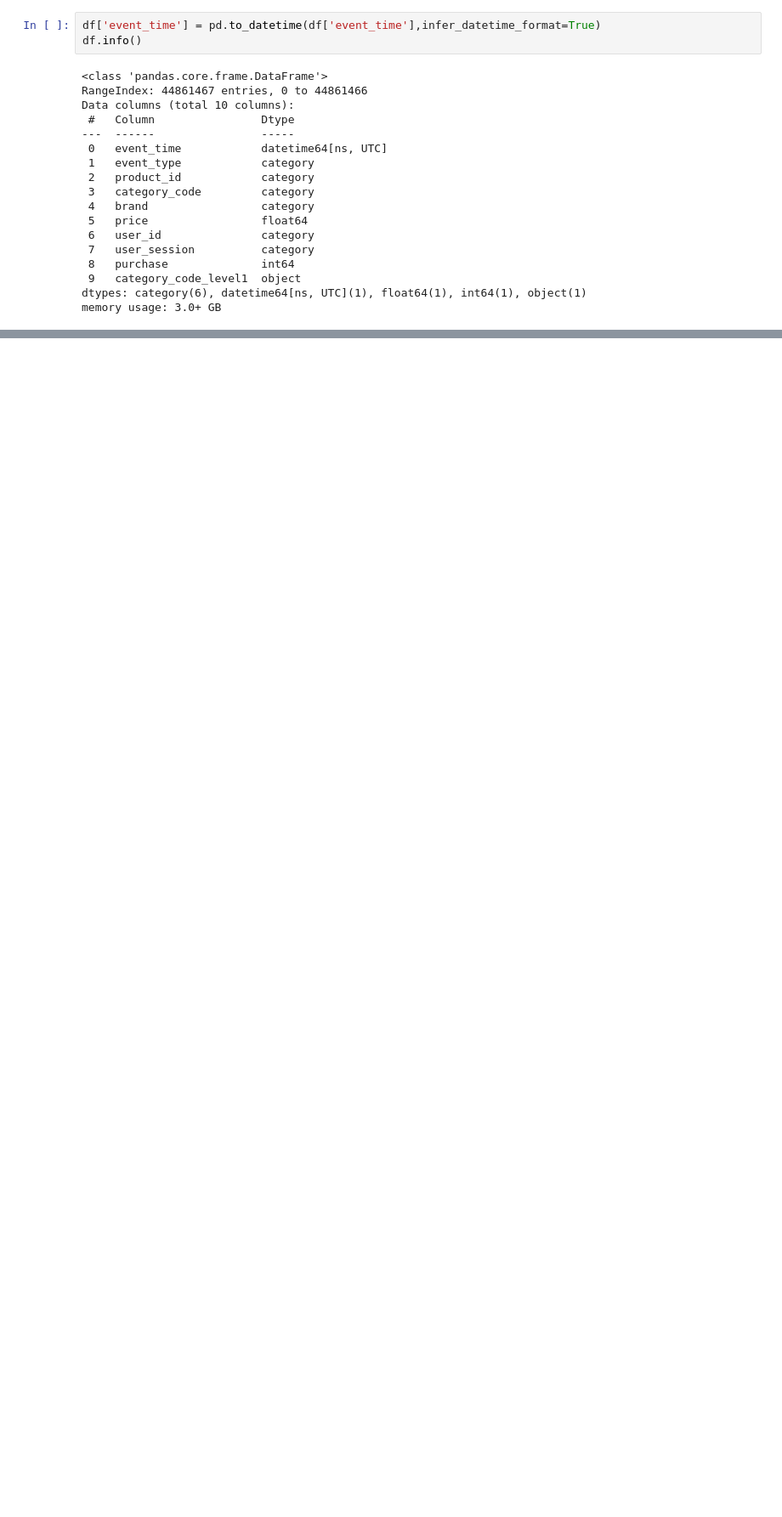
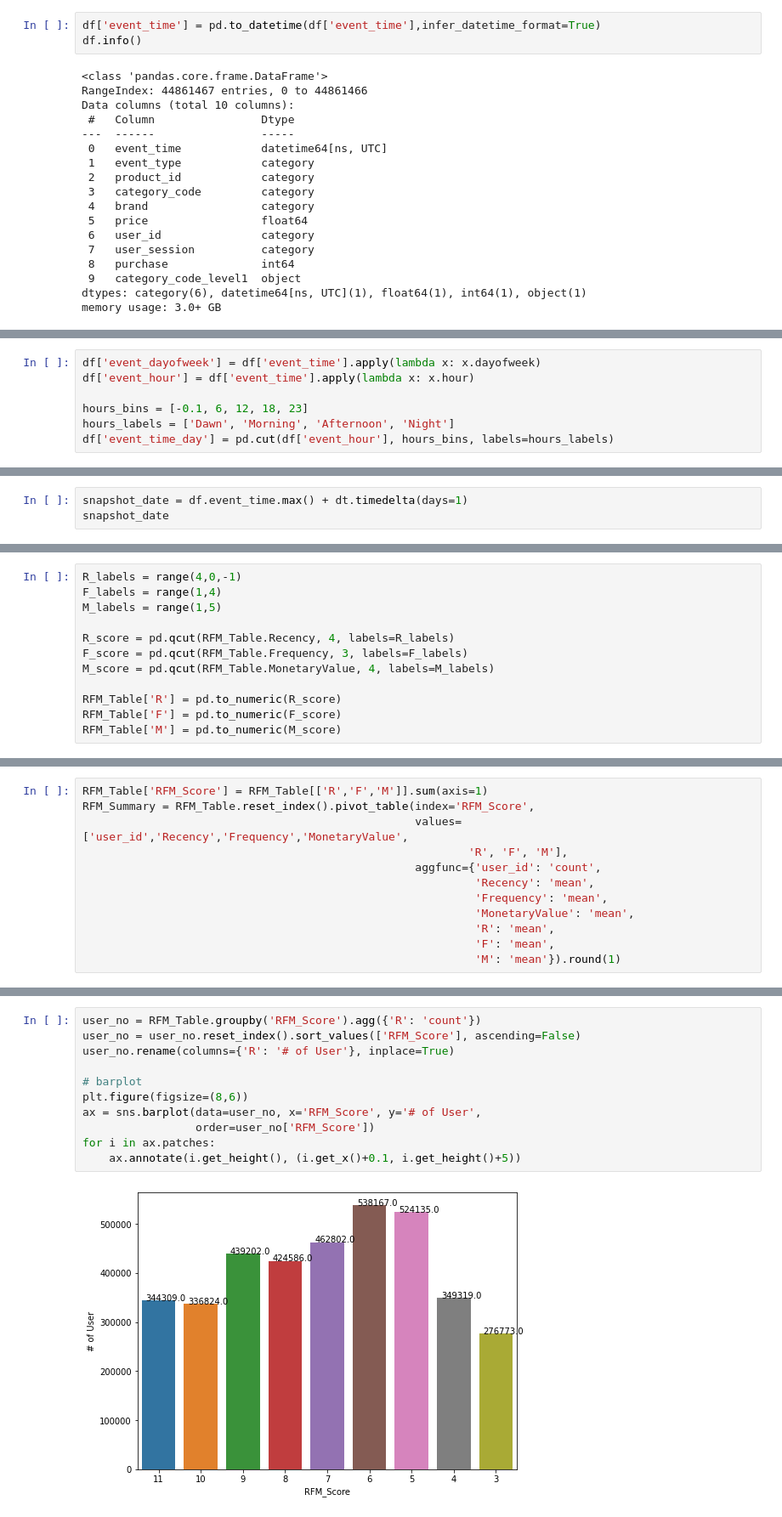
Before and after one commit to jung0han/data_analysis, a Jupyter notebook: eCommerce RFM Analysis.ipynb, the cells around one changed output, grey strips where cells are left out. Shown at 85% size. Drawn from its saved outputs; the diff is of its cells as text; blank space fills up the shorter version.

```diff
--- a/eCommerce RFM Analysis.ipynb
+++ b/eCommerce RFM Analysis.ipynb
@@ -212,0 +212,7 @@ memory usage: 3.0+ GB
+# %%
+df['event_dayofweek'] = df['event_time'].apply(lambda x: x.dayofweek)
+df['event_hour'] = df['event_time'].apply(lambda x: x.hour)
+
+hours_bins = [-0.1, 6, 12, 18, 23]
+hours_labels = ['Dawn', 'Morning', 'Afternoon', 'Night']
+df['event_time_day'] = pd.cut(df['event_hour'], hours_bins, labels=hours_labels)
@@ -212,0 +296,3 @@ memory usage: 3.0+ GB
+# %%
+snapshot_date = df.event_time.max() + dt.timedelta(days=1)
+snapshot_date
@@ -212,0 +371,12 @@ memory usage: 3.0+ GB
+# %%
+R_labels = range(4,0,-1)
+F_labels = range(1,4)
+M_labels = range(1,5)
+
+R_score = pd.qcut(RFM_Table.Recency, 4, labels=R_labels)
+F_score = pd.qcut(RFM_Table.Frequency, 3, labels=F_labels)
+M_score = pd.qcut(RFM_Table.MonetaryValue, 4, labels=M_labels)
+
+RFM_Table['R'] = pd.to_numeric(R_score)
+RFM_Table['F'] = pd.to_numeric(F_score)
+RFM_Table['M'] = pd.to_numeric(M_score)
@@ -212,0 +396,12 @@ memory usage: 3.0+ GB
+# %%
+RFM_Table['RFM_Score'] = RFM_Table[['R','F','M']].sum(axis=1)
+RFM_Summary = RFM_Table.reset_index().pivot_table(index='RFM_Score',
+                                                  values=['user_id','Recency','Frequency','MonetaryValue',
+                                                          'R', 'F', 'M'],
+                                                  aggfunc={'user_id': 'count',
+                                                           'Recency': 'mean',
+                                                           'Frequency': 'mean',
+                                                           'MonetaryValue': 'mean',
+                                                           'R': 'mean',
+                                                           'F': 'mean',
+                                                           'M': 'mean'}).round(1)
@@ -212,0 +439,13 @@ memory usage: 3.0+ GB
+# %%
+user_no = RFM_Table.groupby('RFM_Score').agg({'R': 'count'})
+user_no = user_no.reset_index().sort_values(['RFM_Score'], ascending=False)
+user_no.rename(columns={'R': '# of User'}, inplace=True)
+
+# barplot
+plt.figure(figsize=(8,6))
+ax = sns.barplot(data=user_no, x='RFM_Score', y='# of User',
+                 order=user_no['RFM_Score'])
+for i in ax.patches:
+    ax.annotate(i.get_height(), (i.get_x()+0.1, i.get_height()+5))
+# %% [output]
+[figure, added]
```
Also changed, not shown: parts of 53 cells of this notebook.
